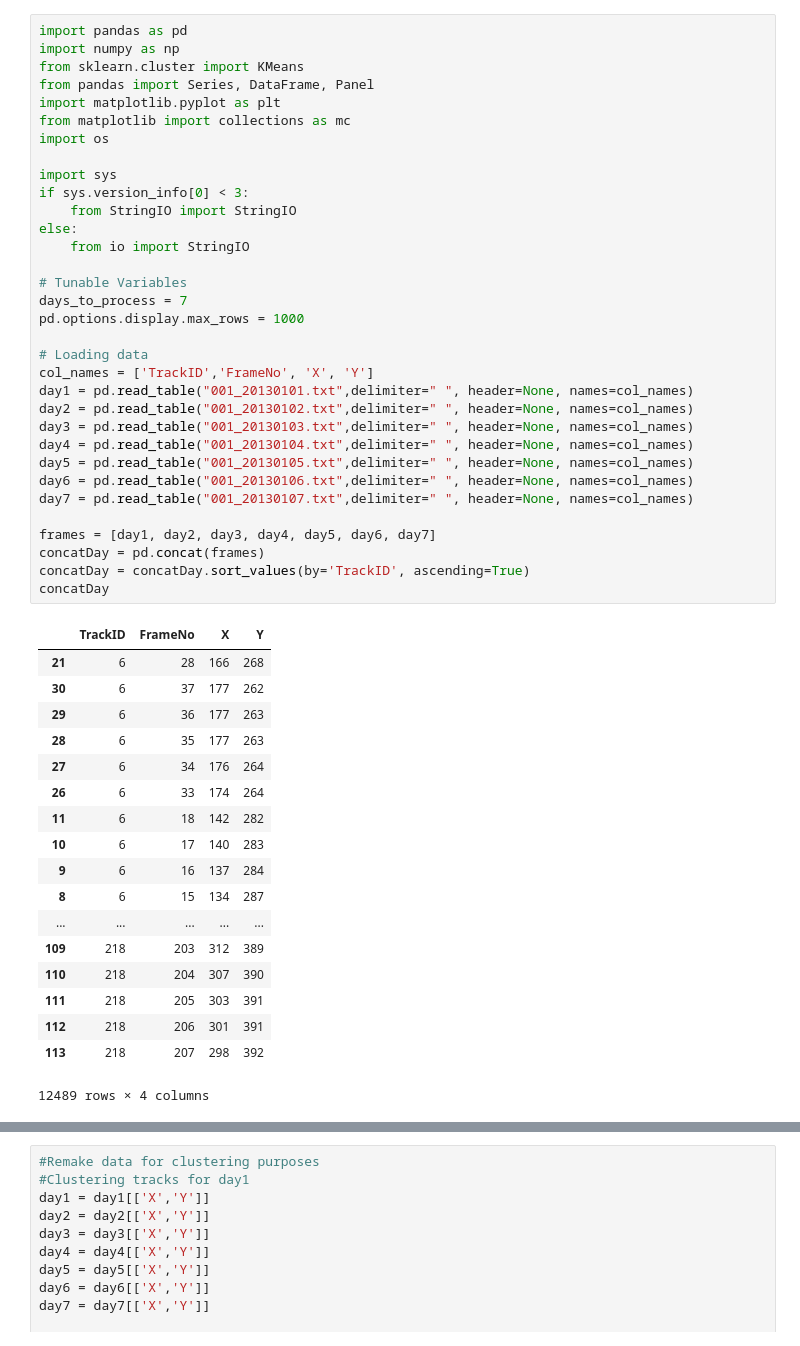
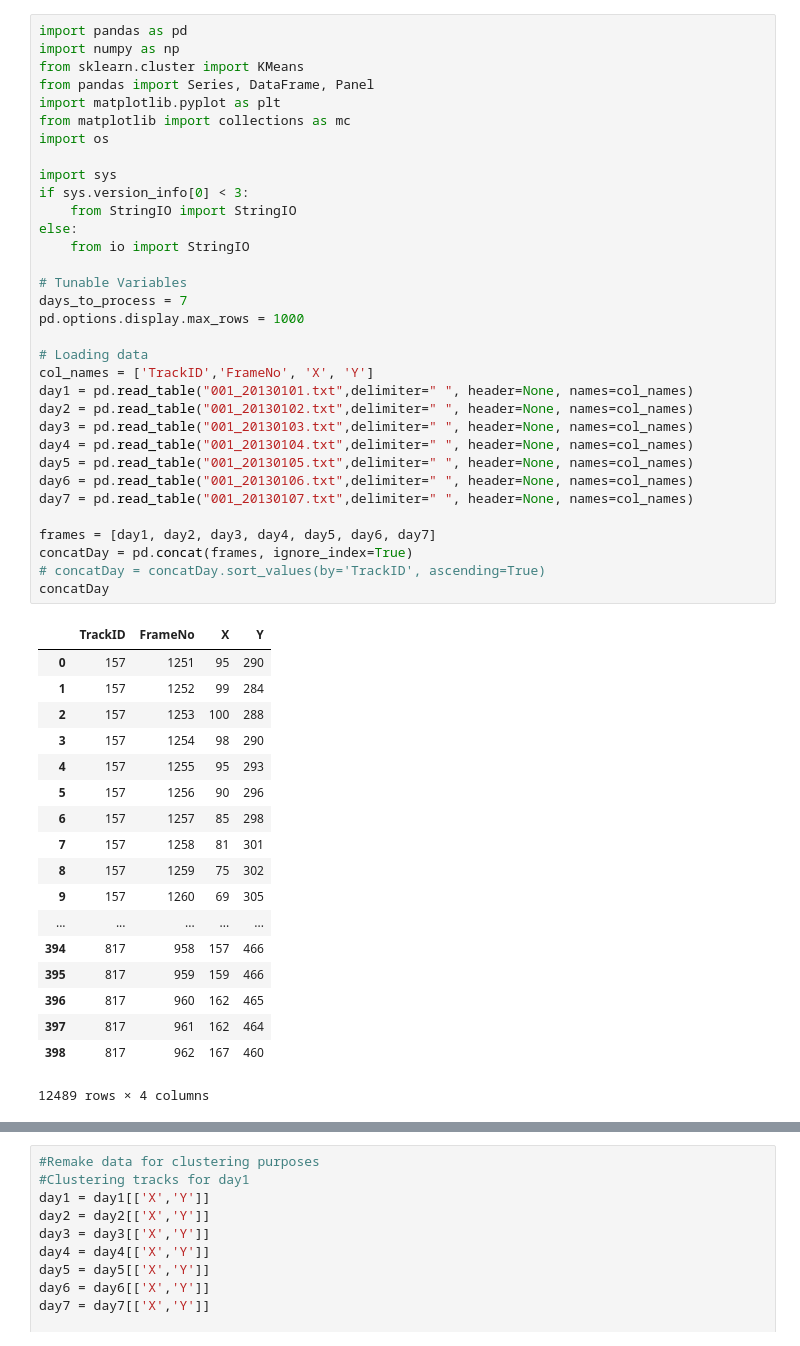
Before and after one commit to IcedDoggie/Pattern-Mining-from-Long-Term-Video-Surveillance, a Jupyter notebook: Clustering.ipynb, the cells around one changed output, grey strips where cells are left out. Cells and saved outputs as stored; diff of their text form.

Commit message:
fix the bug on skipping certain tracks

```diff
--- a/Clustering.ipynb
+++ b/Clustering.ipynb
@@ -4,51 +4,51 @@ import numpy as np
 from sklearn.cluster import KMeans
 from pandas import Series, DataFrame, Panel
 import matplotlib.pyplot as plt
 from matplotlib import collections as mc
 import os
 
 import sys
 if sys.version_info[0] < 3:
     from StringIO import StringIO
 else:
     from io import StringIO
 
 # Tunable Variables
 days_to_process = 7
 pd.options.display.max_rows = 1000
 
 # Loading data
 col_names = ['TrackID','FrameNo', 'X', 'Y']
 day1 = pd.read_table("001_20130101.txt",delimiter=" ", header=None, names=col_names)
 day2 = pd.read_table("001_20130102.txt",delimiter=" ", header=None, names=col_names)
 day3 = pd.read_table("001_20130103.txt",delimiter=" ", header=None, names=col_names)
 day4 = pd.read_table("001_20130104.txt",delimiter=" ", header=None, names=col_names)
 day5 = pd.read_table("001_20130105.txt",delimiter=" ", header=None, names=col_names)
 day6 = pd.read_table("001_20130106.txt",delimiter=" ", header=None, names=col_names)
 day7 = pd.read_table("001_20130107.txt",delimiter=" ", header=None, names=col_names)
 
 frames = [day1, day2, day3, day4, day5, day6, day7]
-concatDay = pd.concat(frames)
-concatDay = concatDay.sort_values(by='TrackID', ascending=True)
+concatDay = pd.concat(frames, ignore_index=True)
+# concatDay = concatDay.sort_values(by='TrackID', ascending=True)
 concatDay
 # %% [output]
 |  | TrackID | FrameNo | X | Y |
-| 21 | 6 | 28 | 166 | 268 |
-| 30 | 6 | 37 | 177 | 262 |
-| 29 | 6 | 36 | 177 | 263 |
-| 28 | 6 | 35 | 177 | 263 |
-| 27 | 6 | 34 | 176 | 264 |
-| 26 | 6 | 33 | 174 | 264 |
-| 11 | 6 | 18 | 142 | 282 |
-| 10 | 6 | 17 | 140 | 283 |
-| 9 | 6 | 16 | 137 | 284 |
-| 8 | 6 | 15 | 134 | 287 |
+| 0 | 157 | 1251 | 95 | 290 |
+| 1 | 157 | 1252 | 99 | 284 |
+| 2 | 157 | 1253 | 100 | 288 |
+| 3 | 157 | 1254 | 98 | 290 |
+| 4 | 157 | 1255 | 95 | 293 |
+| 5 | 157 | 1256 | 90 | 296 |
+| 6 | 157 | 1257 | 85 | 298 |
+| 7 | 157 | 1258 | 81 | 301 |
+| 8 | 157 | 1259 | 75 | 302 |
+| 9 | 157 | 1260 | 69 | 305 |
 | ... | ... | ... | ... | ... |
-| 109 | 218 | 203 | 312 | 389 |
-| 110 | 218 | 204 | 307 | 390 |
-| 111 | 218 | 205 | 303 | 391 |
-| 112 | 218 | 206 | 301 | 391 |
-| 113 | 218 | 207 | 298 | 392 |
+| 394 | 817 | 958 | 157 | 466 |
+| 395 | 817 | 959 | 159 | 466 |
+| 396 | 817 | 960 | 162 | 465 |
+| 397 | 817 | 961 | 162 | 464 |
+| 398 | 817 | 962 | 167 | 460 |
 12489 rows × 4 columns
 # %%
 # Prepare .tra extension file for TraClus clustering algorithm
```
Also changed, not shown: parts of 4 cells of this notebook.
